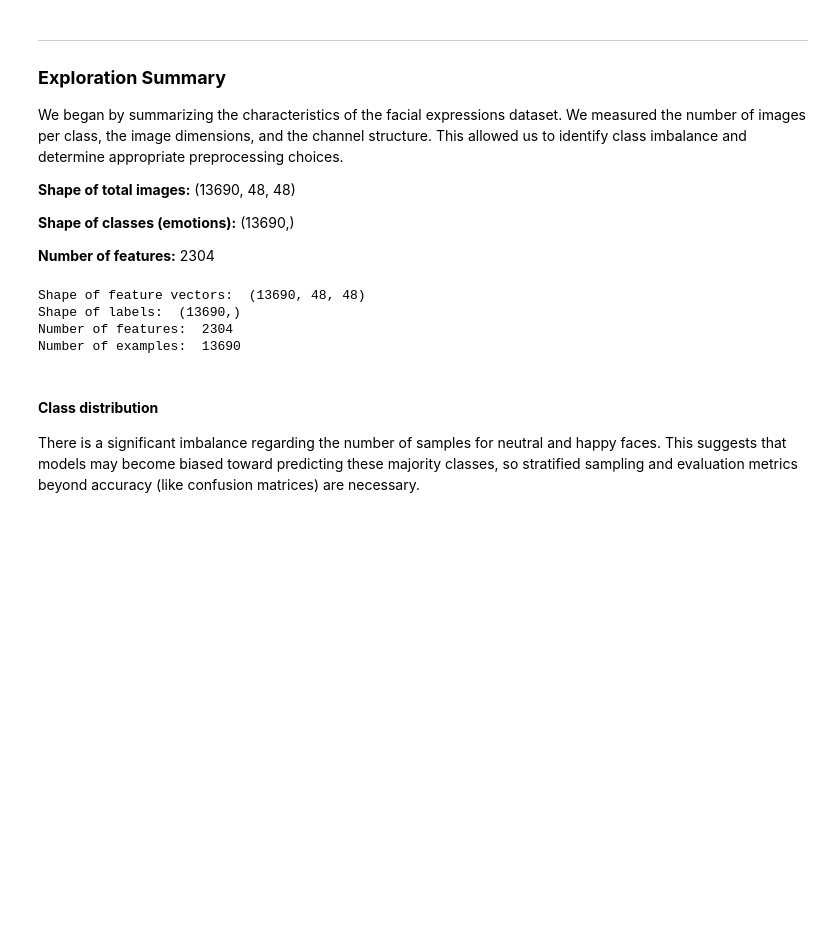
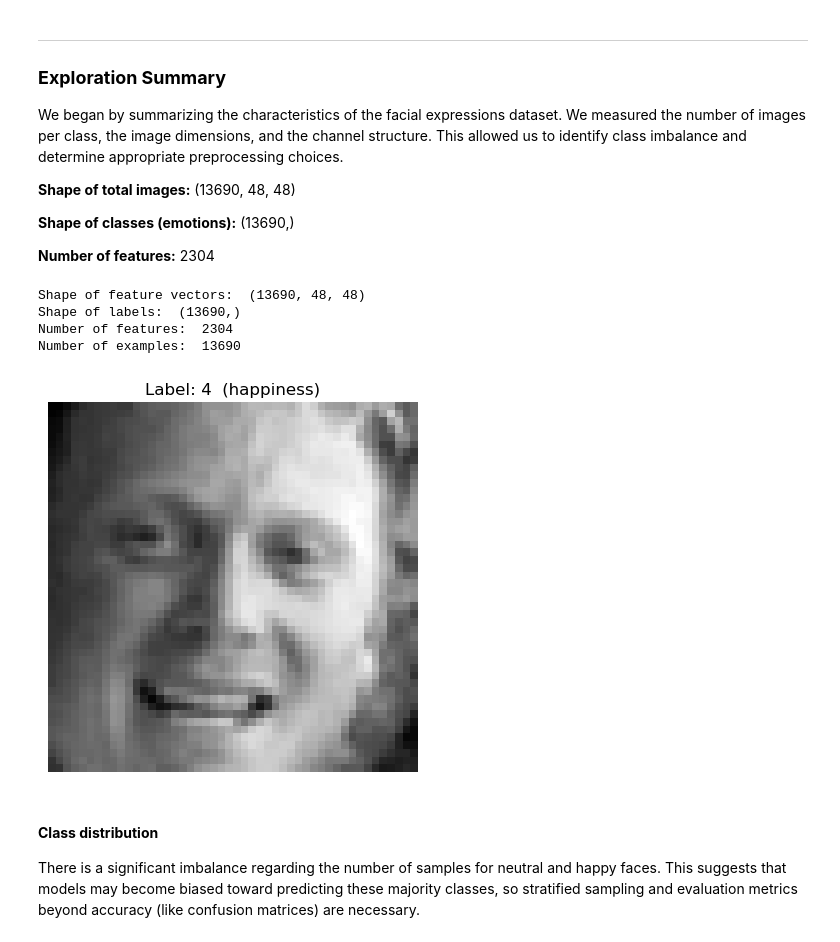
Before and after one commit to jerome-manarang/InsideOut, a Jupyter notebook: data_analysis.ipynb, the cells around one changed output. Drawn from its saved outputs; the diff is of its cells as text; code cells hidden in the pictures; blank space fills up the shorter version.

Commit message:
added PCA visual and example image visual

```diff
--- a/data_analysis.ipynb
+++ b/data_analysis.ipynb
@@ -65,15 +65,22 @@ We began by summarizing the characteristics of the facial expressions dataset. W
 # %%
 # Shape
 print("Shape of feature vectors: ", X.shape)
 print("Shape of labels: ", Y.shape)
 
 print("Number of features: ", X.shape[1] * X.shape[2])
 print("Number of examples: ", X.shape[0])
+
+# Example Image and Label (after scaling and normalization)
+plt.imshow(X[5], cmap="gray")
+plt.title(f"Label: {Y[5]}  ({list(class_idx.keys())[list(class_idx.values()).index(Y[5])]})")
+plt.axis("off")
+plt.show()
 # %% [output]
 Shape of feature vectors:  (13690, 48, 48)
 Shape of labels:  (13690,)
 Number of features:  2304
 Number of examples:  13690
+[figure, added]
 # %% [markdown]
 #### **Class distribution**
 
```
Also changed, not shown: parts of 2 cells of this notebook.
